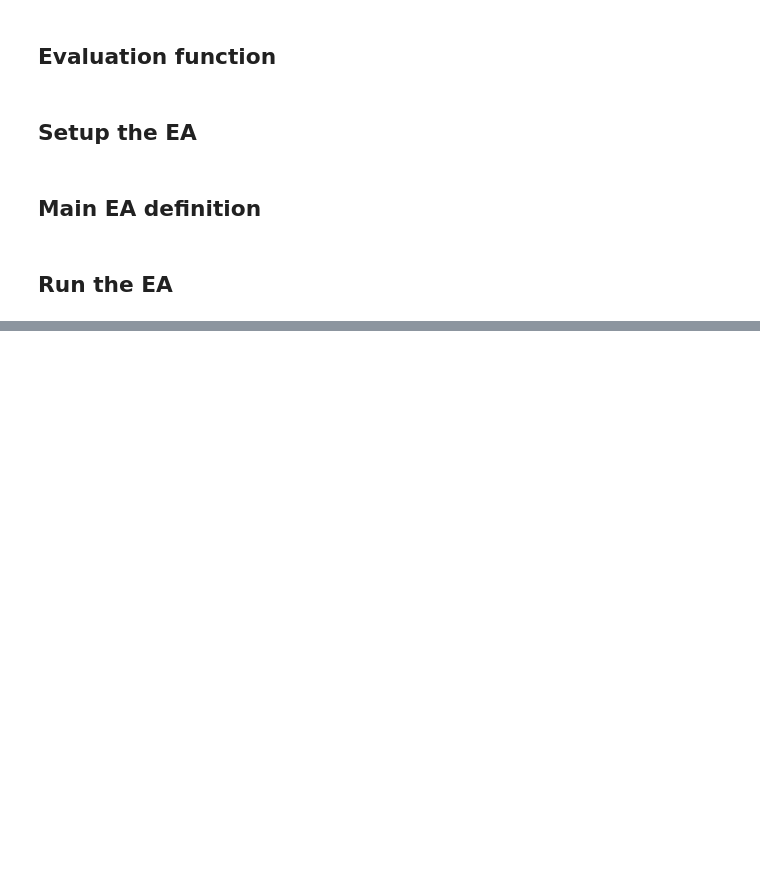
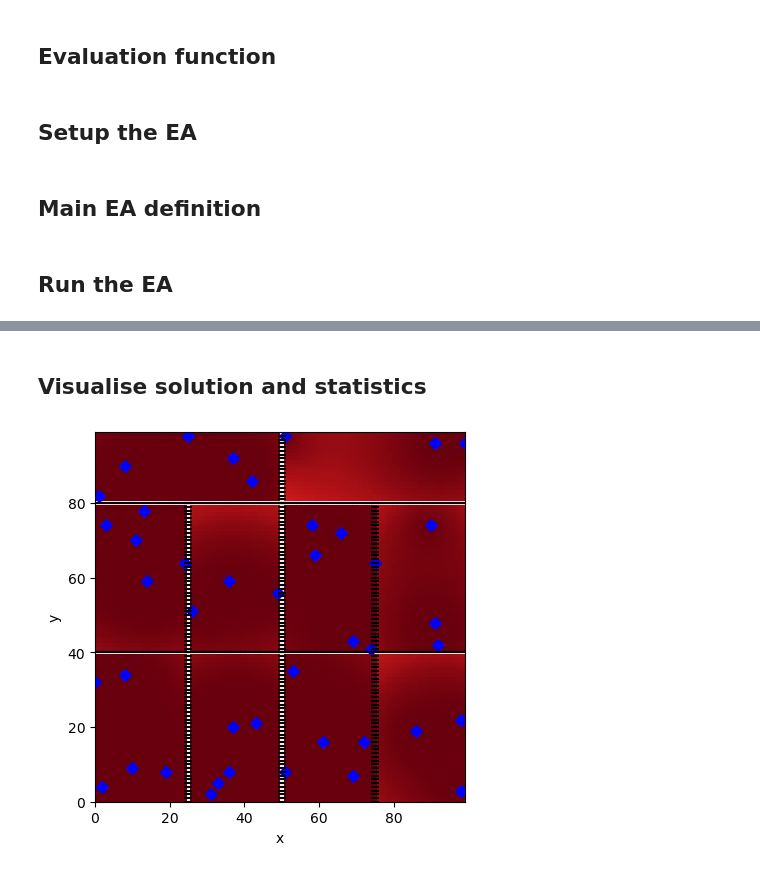
Before and after one commit to julkaswieta/eco-cw, a Jupyter notebook: coursework.ipynb, the cells around one changed output, grey strips where cells are left out. Saved outputs shown, nothing was run; the diff lists cells and outputs as text; code cells hidden in the pictures; blank space fills up the shorter version.

Commit message:
get the very initial version to work with some visualisation

```diff
--- a/coursework.ipynb
+++ b/coursework.ipynb
@@ -136,7 +148,7 @@ toolbox.register("select", tools.selTournament, tournsize=2)
 def main():
 
     # choose a population size: e.g. 200
-    pop = toolbox.population(n=200)
+    pop = toolbox.population(n=50)
 
     # keep track of the single best solution found
     hof = tools.HallOfFame(1)
@@ -151,7 +163,7 @@ def main():
 
     # run the algorithm: we need to tell it what parameters to use
     # cxpb = crossover probability; mutpb = mutation probability; ngen = number of iterations
-    pop, log = algorithms.eaSimple(pop, toolbox, cxpb=0.6, mutpb=0.01, ngen=400, stats=stats, halloffame=hof, verbose=True)
+    pop, log = algorithms.eaSimple(pop, toolbox, cxpb=0.6, mutpb=0.05, ngen=50, stats=stats, halloffame=hof, verbose=True)
 
     return pop, log, hof
 # %% [markdown]
@@ -162,10 +174,10 @@ pop, log, hof = main()
 best = hof[0].fitness.values[0]   # best fitness found is stored at index 0 in the hof list
 
 # look in the logbook to see what generation this was found at
-max = log.select("max")  # max fitness per generation stored in log
+min = log.select("min")  # max fitness per generation stored in log
 
-for i in range(400):  # set to ngen
-        fit = max[i]
+for i in range(5):  # set to ngen
+        fit = min[i]
         if fit == best:
             break
 
@@ -185,0 +203,56 @@ KeyboardInterrupt:
+# %% [markdown]
+## Visualise solution and statistics
+# %%
+# Run this cell to define the functions
+def solution_converter(index, instance_size):
+    counter = 0
+    for i in range(instance_size):
+        for j in range(instance_size):
+            if (counter == index):
+                return i,j
+            else:
+                counter+=1
+
+# assumes path_binary is already set
+def visualise_objective_function(x, instance_size, nb_cameras, instance_file):
+    params = ['%.16g' % a for a in x]
+    cmd = [path_binary_vis,str(instance_size),str(nb_cameras)]+params+[instance_file]
+    with open("temp_results.csv",'w') as fd:
+        s = subprocess.call(cmd, stdout=fd)
+    # Plotting the probability of detection
+    data = pd.read_csv("temp_results.csv")
+    values = np.array(data["value"])
+    values[values < 0.5] = 0
+    values = values.reshape(instance_size,instance_size)
+    plt.imshow(values,cmap="Reds")
+    # Plotting cameras
+    cameras_indices = [index for (index, item) in enumerate(list(x)) if item == 1]
+    for c in cameras_indices:
+        x,y = solution_converter(c, instance_size=instance_size)
+        plt.scatter(y,x,c="blue",marker="D")
+    # Plotting walls (if any)
+    if (instance_file != ""):
+        walls = pd.read_csv(instance_file,header=None)
+        plt.scatter(walls[1],walls[0],c="black", marker="_")
+    plt.xlim(0,instance_size-1)
+    plt.xlabel("x")
+    plt.ylim(0,instance_size-1)
+    plt.ylabel("y")
+    plt.show()
+
+# Here we just create a random solution for a 100x100 grid with two cameras at random positions
+# you can experiment to see what different solutions look like
+
+final_solution = hof[0]
+
+actual_cameras=sum(final_solution)  # need to pass the actual numbers of cameras in the solution, regardless of whether it is valid
+
+# choose an empty grid
+#visualise_objective_function(sol, instance_size= 100, nb_cameras=2, instance_file="")
+
+# choose a layout
+
+
+visualise_objective_function(final_solution, instance_size=instance_size, nb_cameras=actual_cameras, instance_file=myinst)
+# %% [output]
+[figure, added]
```
Also changed, not shown: parts of 6 cells of this notebook.
